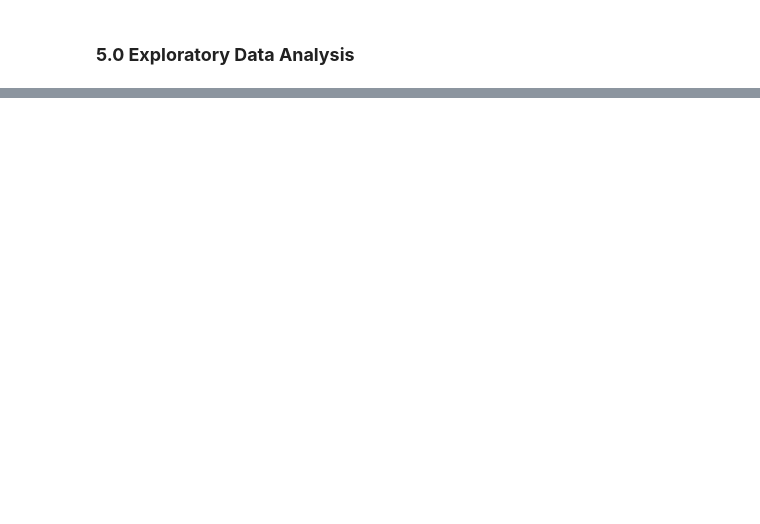
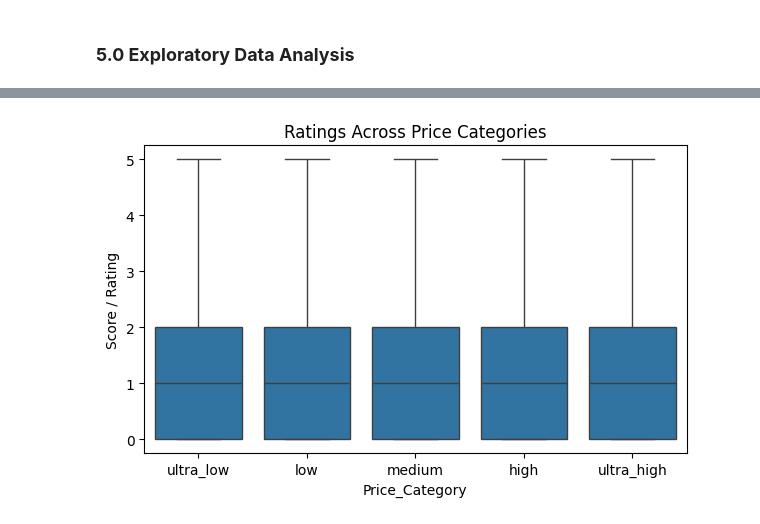
Before and after one commit to c4835/3603990_BD2.ipynb, a Jupyter notebook: 3603990_bd2.ipynb, the cells around one changed output, grey strips where cells are left out. Drawn from its saved outputs; the diff is of its cells as text; code cells hidden in the pictures; blank space fills up the shorter version.

Commit message:
Exploratory data analysis

```diff
--- a/3603990_bd2.ipynb
+++ b/3603990_bd2.ipynb
@@ -688,0 +705,13 @@ Name: count, dtype: int64
+# %%
+# First line code will create a boxplot mapping Price Categories to the overall score in that range
+plt.figure(figsize=(7,4))
+
+sns.boxplot(x="price_category", y="score", data=merged_df)
+
+plt.xlabel("Price_Category")
+plt.ylabel("Score / Rating")
+plt.title("Ratings Across Price Categories")    # To title the plot
+
+plt.show()
+# %% [output]
+[figure, added]
```
Also changed, not shown: parts of 35 cells of this notebook.
